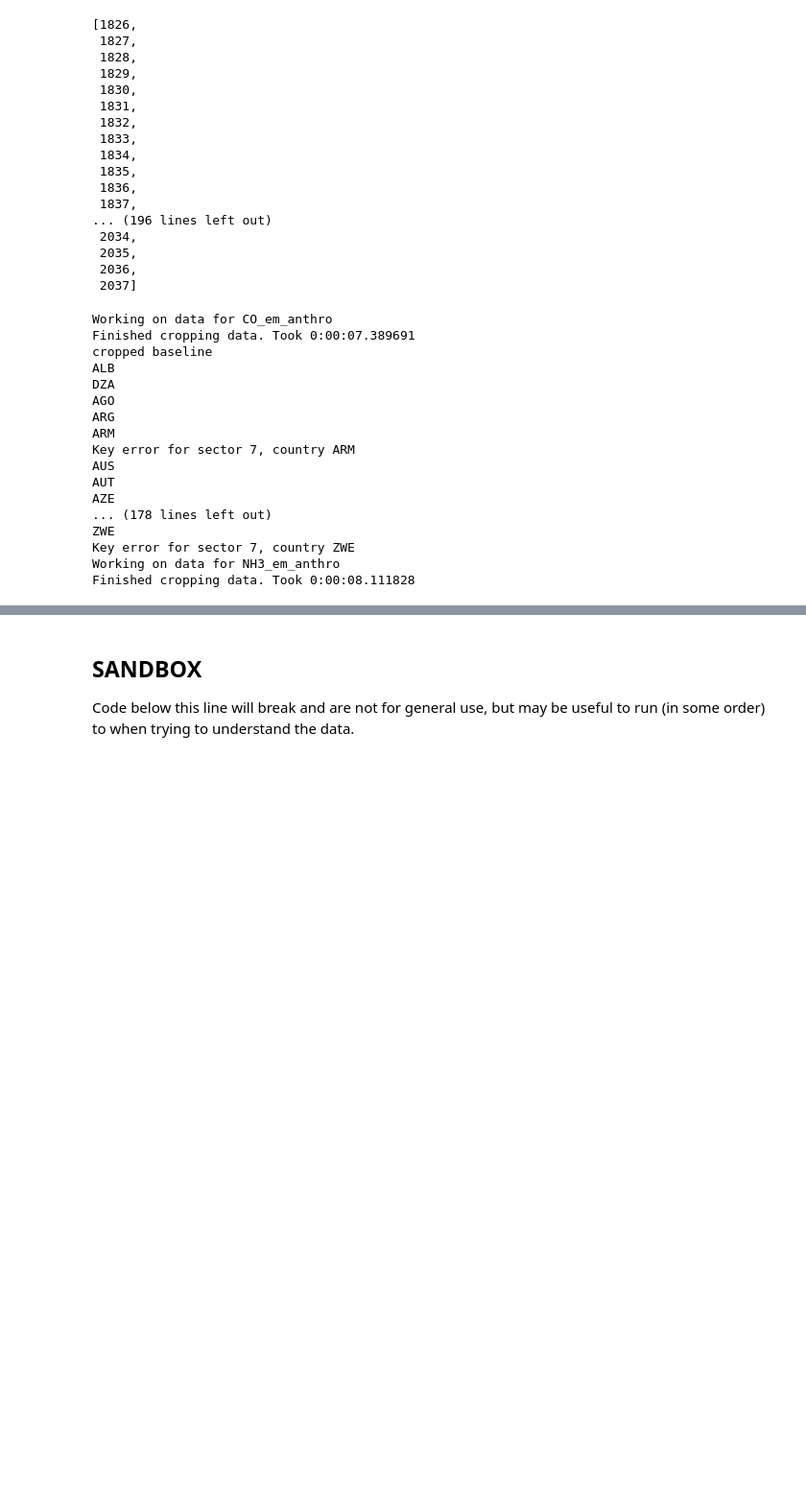
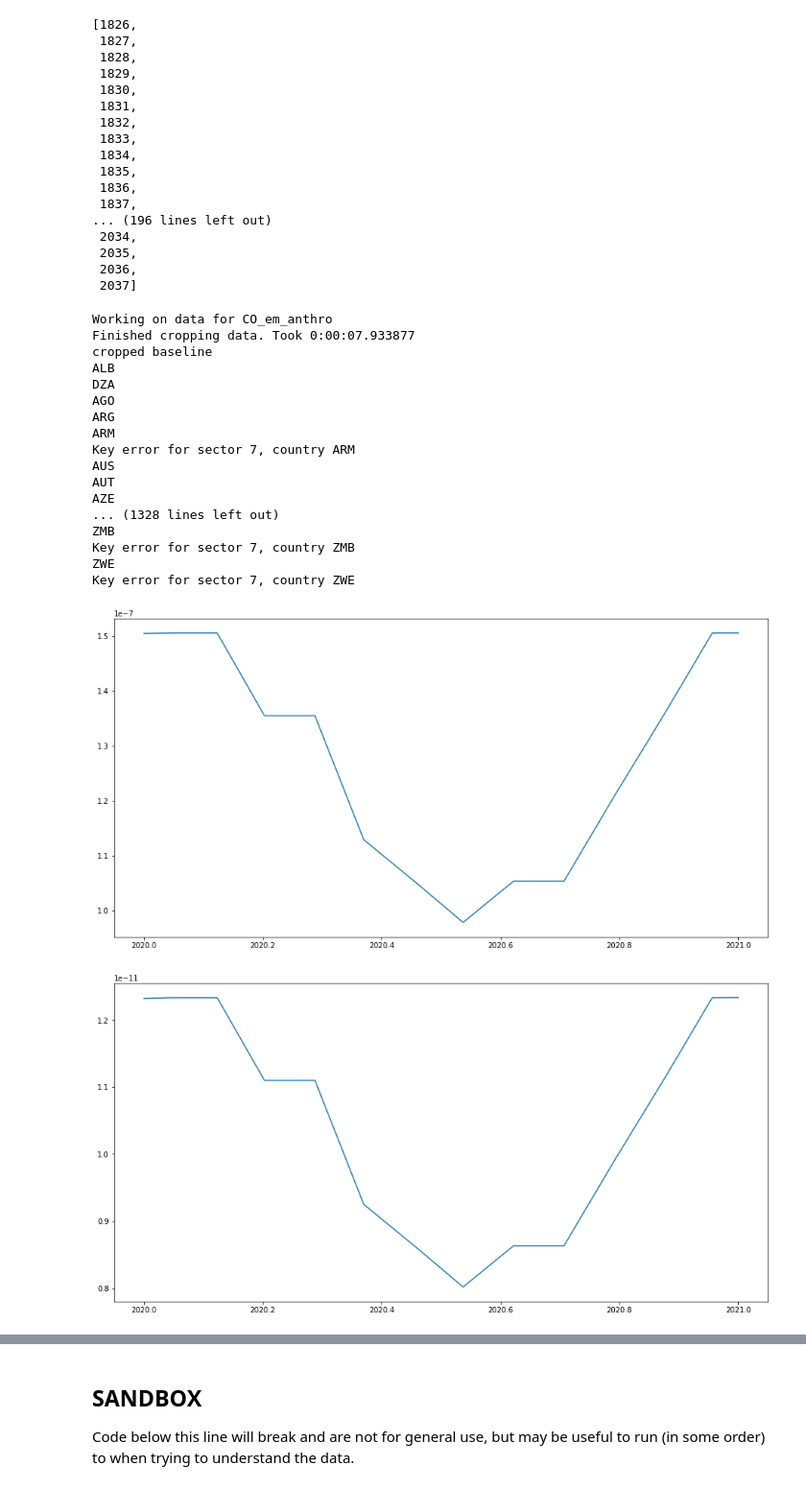
Before and after one commit to Rlamboll/modify_COVID19_netCDF_Emissions, a Jupyter notebook: calculations/calc_aerosols_emissions_daily_option.ipynb, the cells around one changed output, grey strips where cells are left out. Shown at 96% size. Drawn from its saved outputs; the diff is of its cells as text; code cells hidden in the pictures; blank space fills up the shorter version.

```diff
--- a/calculations/calc_aerosols_emissions_daily_option.ipynb
+++ b/calculations/calc_aerosols_emissions_daily_option.ipynb
@@ -524,7 +524,7 @@ for fileind in range(len(files_to_blip)):
     if use_daily_data_2020_only:
         data = copy_netcdf_file(
             cut_str + file + scenario_string + working_string, output_folder, output_folder,
-            scenario_string="", compress=True, remove_string=working_string
+            scenario_string="_1_year.nc", compress=True, remove_string=working_string
         )
         data.close()
     else:
@@ -540,34 +540,36 @@ for fileind in range(len(files_to_blip)):
             for time in monthly_range:
                 timeind = np.where(data.variables["time"][:] == time)
                 time_factor = path_df[path_var_names[key_variables[fileind]]].loc[
                     make_day_into_year(time)
                 ] / baseline[path_var_names[key_variables[fileind]]].loc[make_day_into_year(time)]
                 output[timeind, ...] = (output[timeind, :]) * time_factor
             plt.plot(
                 data.variables["time"][:]/365 + 2015, output[:,  2, 262, 605], linestyle ="-."
             )
             data.variables[key_variables[fileind]][:, :, :, :] = output
             data.close()
             # Finally compress this to make a useable file.
             data = copy_netcdf_file(
                 cut_str + file + scenario_string + "_", output_folder, output_folder, scenario_string=path_string, compress=True
             )
             data.close()
 # %% [output]
 Working on data for CO_em_anthro
-Finished cropping data. Took 0:00:07.389691
+Finished cropping data. Took 0:00:07.933877
 cropped baseline
 ALB
 DZA
 AGO
 ARG
 ARM
 Key error for sector 7, country ARM
 AUS
 AUT
 AZE
-... (178 lines left out)
+... (1328 lines left out)
+ZMB
+Key error for sector 7, country ZMB
 ZWE
 Key error for sector 7, country ZWE
-Working on data for NH3_em_anthro
-Finished cropping data. Took 0:00:08.111828
+[figure, added]
+[figure, added]
```
Also changed, not shown: parts of 3 cells of this notebook.
